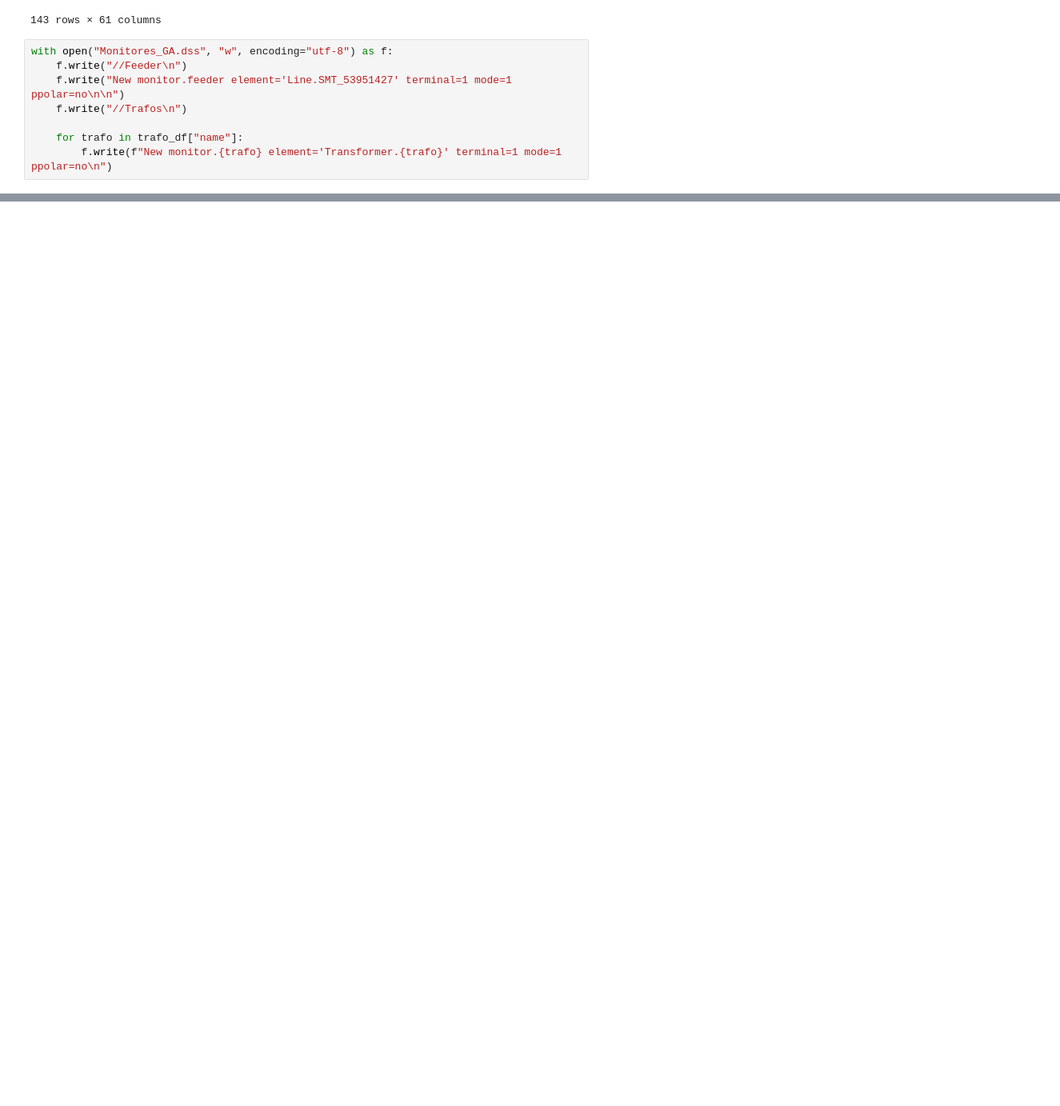
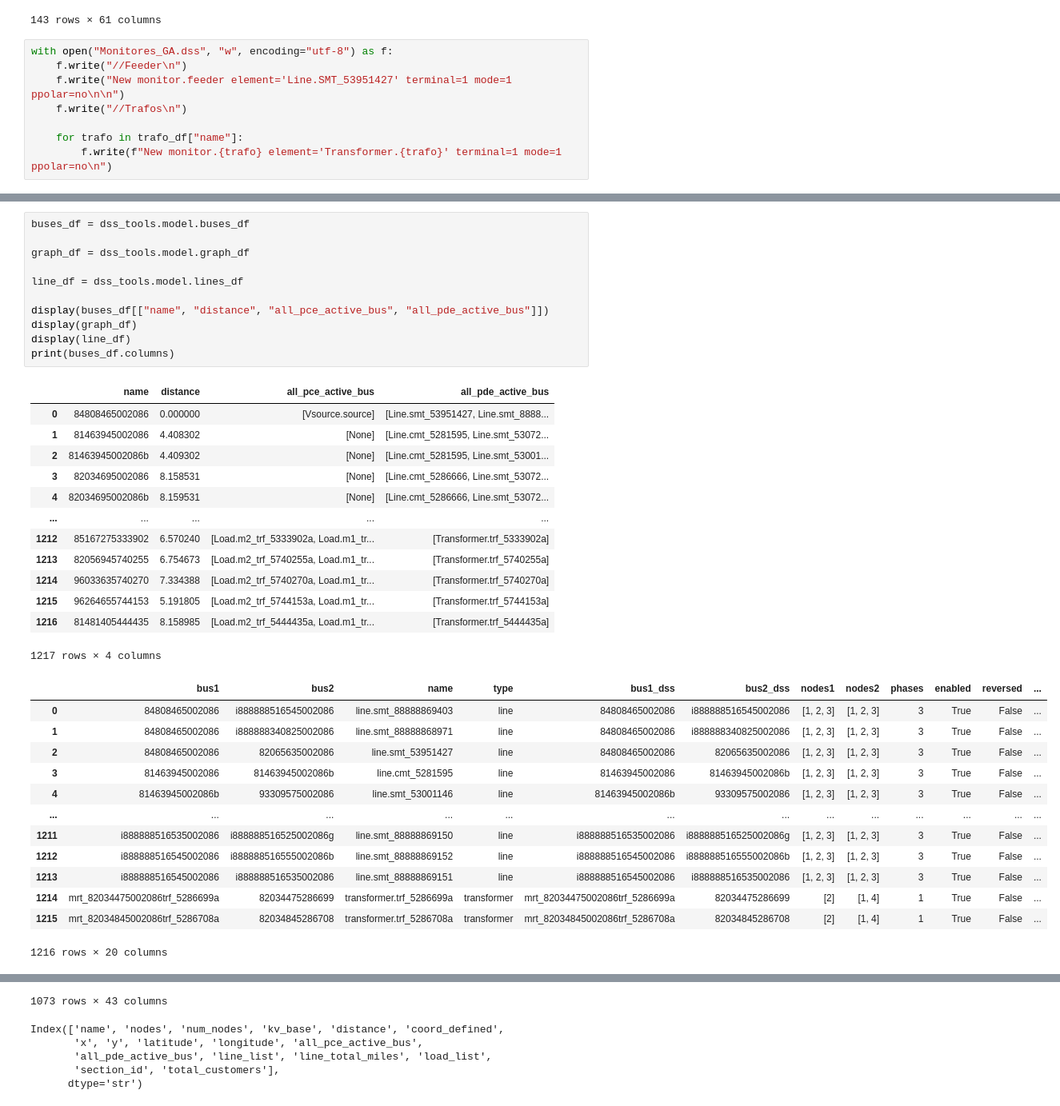
Before and after one commit to Ivanictor/Optimizer-OpenDSS, a Jupyter notebook: notebook.ipynb, the cells around one changed output, grey strips where cells are left out. Shown at 80% size. Drawn from its saved outputs; the diff is of its cells as text; blank space fills up the shorter version.

```diff
--- a/notebook.ipynb
+++ b/notebook.ipynb
@@ -132,3 +132,41 @@ print(count)
 82034845286708.1.2.3.4
 
 24
+# %%
+buses_df = dss_tools.model.buses_df
+
+graph_df = dss_tools.model.graph_df
+
+line_df = dss_tools.model.lines_df
+
+display(buses_df[["name", "distance", "all_pce_active_bus", "all_pde_active_bus"]])
+display(graph_df)
+display(line_df)
+print(buses_df.columns)
+# %% [output]
+|  | name | distance | all_pce_active_bus | all_pde_active_bus |
+| 0 | 84808465002086 | 0.000000 | [Vsource.source] | [Line.smt_53951427, Line.smt_8888... |
+| 1 | 81463945002086 | 4.408302 | [None] | [Line.cmt_5281595, Line.smt_53072... |
+| 2 | 81463945002086b | 4.409302 | [None] | [Line.cmt_5281595, Line.smt_53001... |
+| 3 | 82034695002086 | 8.158531 | [None] | [Line.cmt_5286666, Line.smt_53072... |
+| 4 | 82034695002086b | 8.159531 | [None] | [Line.cmt_5286666, Line.smt_53072... |
+| ... | ... | ... | ... | ... |
+| 1212 | 85167275333902 | 6.570240 | [Load.m2_trf_5333902a, Load.m1_tr... | [Transformer.trf_5333902a] |
+| 1213 | 82056945740255 | 6.754673 | [Load.m2_trf_5740255a, Load.m1_tr... | [Transformer.trf_5740255a] |
+| 1214 | 96033635740270 | 7.334388 | [Load.m2_trf_5740270a, Load.m1_tr... | [Transformer.trf_5740270a] |
+| 1215 | 96264655744153 | 5.191805 | [Load.m2_trf_5744153a, Load.m1_tr... | [Transformer.trf_5744153a] |
+| 1216 | 81481405444435 | 8.158985 | [Load.m2_trf_5444435a, Load.m1_tr... | [Transformer.trf_5444435a] |
+1217 rows × 4 columns
+|  | bus1 | bus2 | name | type | bus1_dss | bus2_dss | nodes1 | nodes2 | phases | enabled | reversed | ... |
+| 0 | 84808465002086 | i888888516545002086 | line.smt_88888869403 | line | 84808465002086 | i888888516545002086 | [1, 2, 3] | [1, 2, 3] | 3 | True | False | ... |
+| 1 | 84808465002086 | i888888340825002086 | line.smt_88888868971 | line | 84808465002086 | i888888340825002086 | [1, 2, 3] | [1, 2, 3] | 3 | True | False | ... |
+| 2 | 84808465002086 | 82065635002086 | line.smt_53951427 | line | 84808465002086 | 82065635002086 | [1, 2, 3] | [1, 2, 3] | 3 | True | False | ... |
+| 3 | 81463945002086 | 81463945002086b | line.cmt_5281595 | line | 81463945002086 | 81463945002086b | [1, 2, 3] | [1, 2, 3] | 3 | True | False | ... |
+| 4 | 81463945002086b | 93309575002086 | line.smt_53001146 | line | 81463945002086b | 93309575002086 | [1, 2, 3] | [1, 2, 3] | 3 | True | False | ... |
+| ... | ... | ... | ... | ... | ... | ... | ... | ... | ... | ... | ... | ... |
+| 1211 | i888888516535002086 | i888888516525002086g | line.smt_88888869150 | line | i888888516535002086 | i888888516525002086g | [1, 2, 3] | [1, 2, 3] | 3 | True | False | ... |
+| 1212 | i888888516545002086 | i888888516555002086b | line.smt_88888869152 | line | i888888516545002086 | i888888516555002086b | [1, 2, 3] | [1, 2, 3] | 3 | True | False | ... |
+| 1213 | i888888516545002086 | i888888516535002086 | line.smt_88888869151 | line | i888888516545002086 | i888888516535002086 | [1, 2, 3] | [1, 2, 3] | 3 | True | False | ... |
+| 1214 | mrt_82034475002086trf_5286699a | 82034475286699 | transformer.trf_5286699a | transformer | mrt_82034475002086trf_5286699a | 82034475286699 | [2] | [1, 4] | 1 | True | False | ... |
+| 1215 | mrt_82034845002086trf_5286708a | 82034845286708 | transformer.trf_5286708a | transformer | mrt_82034845002086trf_5286708a | 82034845286708 | [2] | [1, 4] | 1 | True | False | ... |
+1216 rows × 20 columns
@@ -134,0 +185,6 @@ print(count)
+1073 rows × 43 columns
+Index(['name', 'nodes', 'num_nodes', 'kv_base', 'distance', 'coord_defined',
+       'x', 'y', 'latitude', 'longitude', 'all_pce_active_bus',
+       'all_pde_active_bus', 'line_list', 'line_total_miles', 'load_list',
+       'section_id', 'total_customers'],
+      dtype='str')
```
Also changed, not shown: parts of 4 cells of this notebook, 2 other files.
